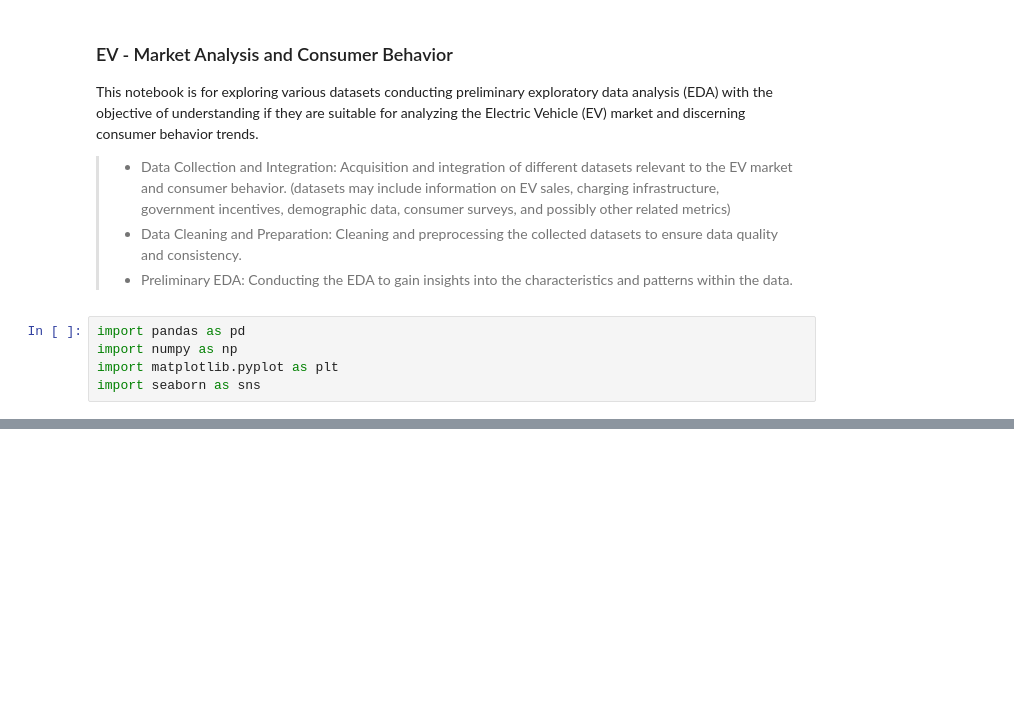
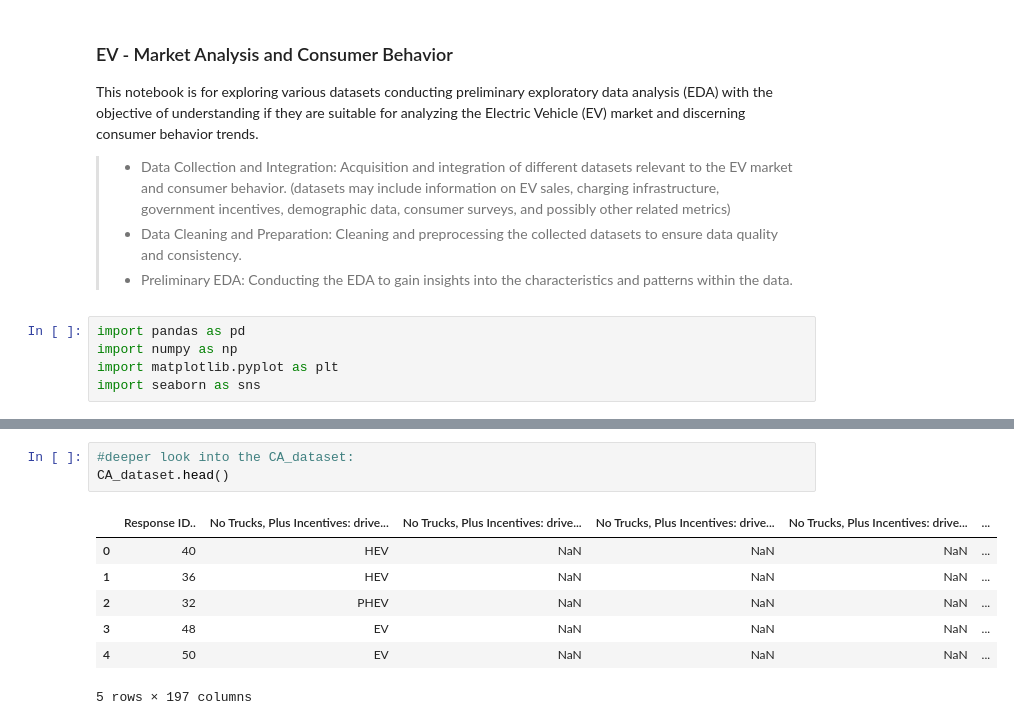
Before and after one commit to kkrusere/EV_Market-Analysis-and-Consumer-Behavior, a Jupyter notebook: data_collection_&_EDA.ipynb, the cells around one changed output, grey strips where cells are left out. Cells and saved outputs as stored; diff of their text form; blank space fills up the shorter version.

```diff
--- a/data_collection_&_EDA.ipynb
+++ b/data_collection_&_EDA.ipynb
@@ -31,0 +56,11 @@ import seaborn as sns
+# %%
+#deeper look into the CA_dataset:
+CA_dataset.head()
+# %% [output]
+|  | Response ID.. | No Trucks, Plus Incentives: drive... | No Trucks, Plus Incentives: drive... | No Trucks, Plus Incentives: drive... | No Trucks, Plus Incentives: drive... | ... |
+| 0 | 40 | HEV | NaN | NaN | NaN | ... |
+| 1 | 36 | HEV | NaN | NaN | NaN | ... |
+| 2 | 32 | PHEV | NaN | NaN | NaN | ... |
+| 3 | 48 | EV | NaN | NaN | NaN | ... |
+| 4 | 50 | EV | NaN | NaN | NaN | ... |
+5 rows × 197 columns
```
Also changed, not shown: parts of 8 cells of this notebook.
